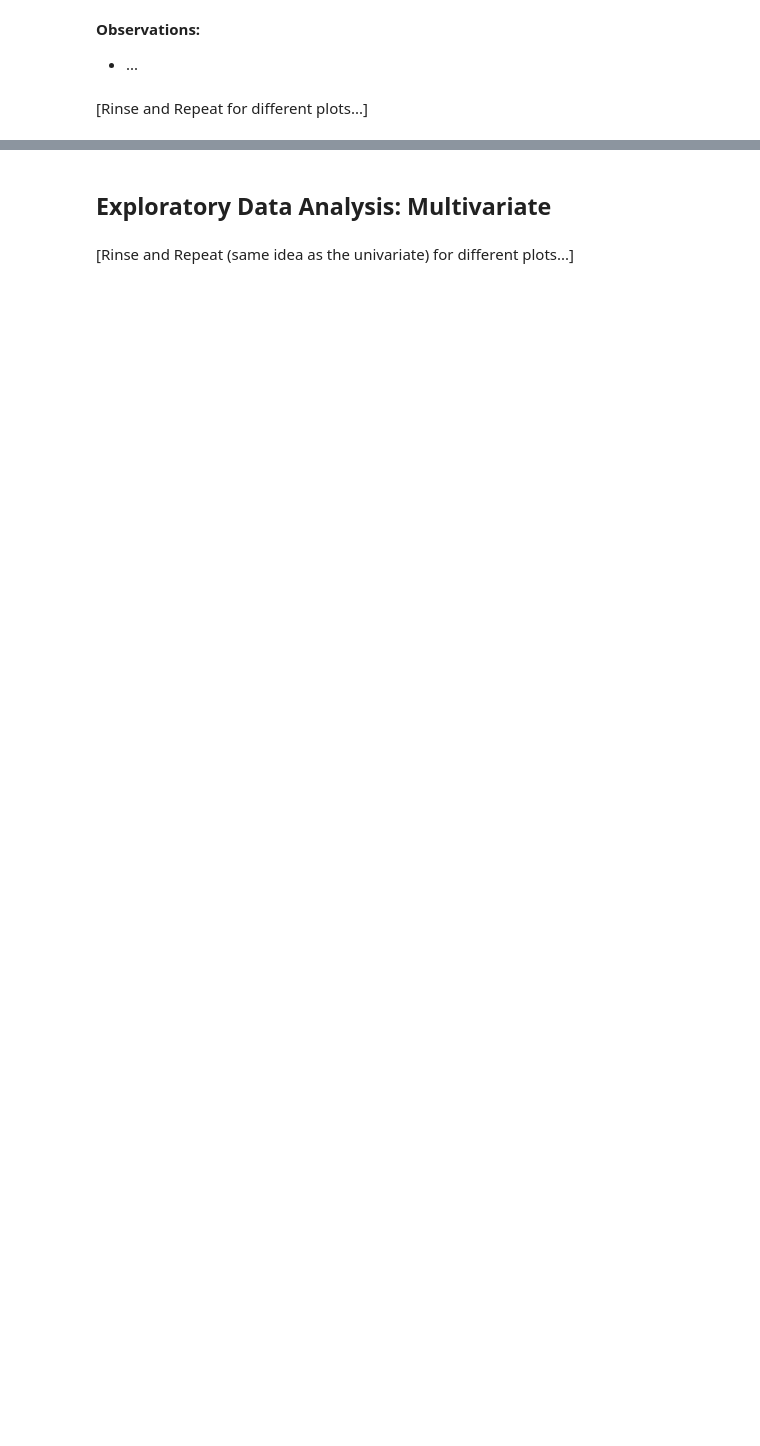
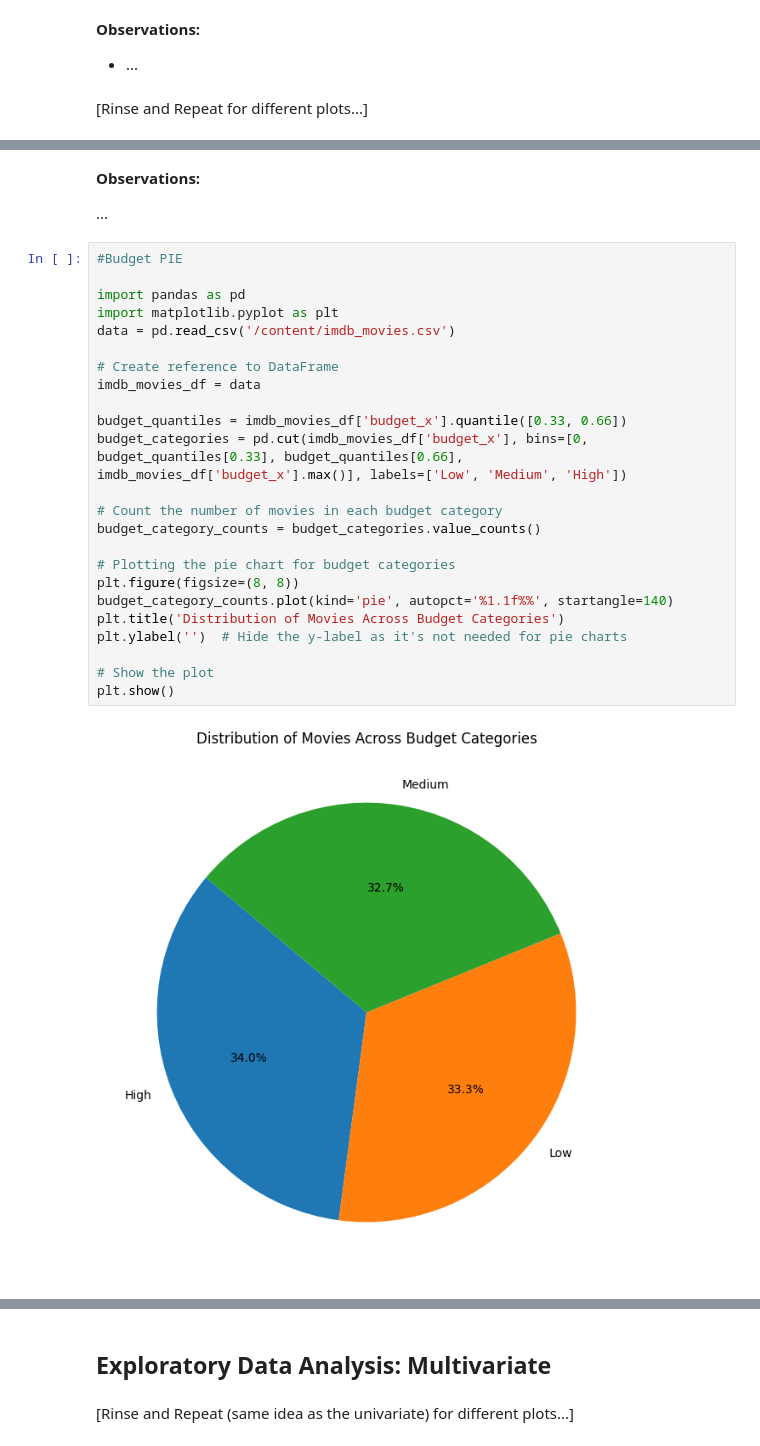
Before and after one commit to oigwe-frx/movie-database-analysis, a Jupyter notebook: Movie_Analysis.ipynb, the cells around one changed output, grey strips where cells are left out. Saved outputs shown, nothing was run; the diff lists cells and outputs as text; blank space fills up the shorter version.

```diff
--- a/Movie_Analysis.ipynb
+++ b/Movie_Analysis.ipynb
@@ -290,0 +346,30 @@ bar_perc(df, ...)
+# %% [markdown]
+**Observations:**
+
+...
+# %%
+#Budget PIE
+
+import pandas as pd
+import matplotlib.pyplot as plt
+data = pd.read_csv('/content/imdb_movies.csv')
+
+# Create reference to DataFrame
+imdb_movies_df = data
+
+budget_quantiles = imdb_movies_df['budget_x'].quantile([0.33, 0.66])
+budget_categories = pd.cut(imdb_movies_df['budget_x'], bins=[0, budget_quantiles[0.33], budget_quantiles[0.66], imdb_movies_df['budget_x'].max()], labels=['Low', 'Medium', 'High'])
+
+# Count the number of movies in each budget category
+budget_category_counts = budget_categories.value_counts()
+
+# Plotting the pie chart for budget categories
+plt.figure(figsize=(8, 8))
+budget_category_counts.plot(kind='pie', autopct='%1.1f%%', startangle=140)
+plt.title('Distribution of Movies Across Budget Categories')
+plt.ylabel('')  # Hide the y-label as it's not needed for pie charts
+
+# Show the plot
+plt.show()
+# %% [output]
+[figure, added]
```
Also changed, not shown: parts of 17 cells of this notebook.
